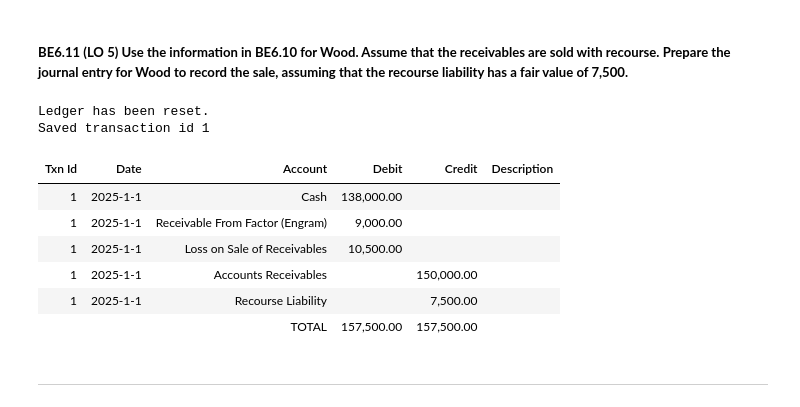
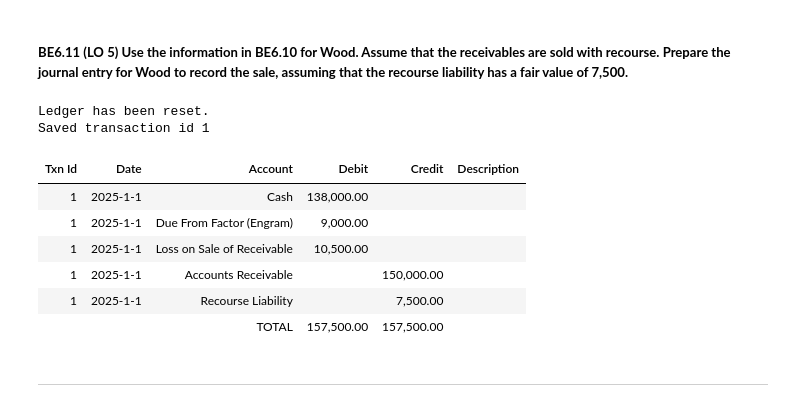
Before and after one commit to ekmartinez/Accounting, a Jupyter notebook: 02_Cash_And_Receivables/02_Cash_And_Receivables_Brief_Exercises.ipynb, the cells around one changed output. Drawn from its saved outputs; the diff is of its cells as text; code cells hidden in the pictures.

```diff
--- a/02_Cash_And_Receivables/02_Cash_And_Receivables_Brief_Exercises.ipynb
+++ b/02_Cash_And_Receivables/02_Cash_And_Receivables_Brief_Exercises.ipynb
@@ -537,31 +537,31 @@ Saved transaction id 1
 # %%
 wood = Ledger()
 wood.reset()
 
 recourse_liability = 7500
 loss_on_sale = f'{accounts_receivable} {cash} {retainer} + {recourse_liability} - -'
 loss_on_sale = RPNEngine(loss_on_sale).safe_evaluate().value
 
 wood.add_entry(
     [
         {"date": "2025-1-1", "account": "Cash", "debit": cash, "credit": 0},
-        {"date": "2025-1-1", "account": "Receivable From Factor (Engram)", "debit": retainer, "credit": 0},
-        {"date": "2025-1-1", "account": "Loss on Sale of Receivables", "debit": loss_on_sale, "credit": 0},
-        {"date": "2025-1-1", "account": "Accounts Receivables", "debit": 0, "credit": accounts_receivable},
+        {"date": "2025-1-1", "account": "Due From Factor (Engram)", "debit": retainer, "credit": 0},
+        {"date": "2025-1-1", "account": "Loss on Sale of Receivable", "debit": loss_on_sale, "credit": 0},
+        {"date": "2025-1-1", "account": "Accounts Receivable", "debit": 0, "credit": accounts_receivable},
         {"date": "2025-1-1", "account": "Recourse Liability", "debit": 0, "credit": recourse_liability},
     ],
     description="",
 )
 
 display(HTML(format_ledger_table(wood).to_html(index=False)))
 # %% [output]
 Ledger has been reset.
 Saved transaction id 1
 | Txn Id | Date | Account | Debit | Credit | Description |
 | 1 | 2025-1-1 | Cash | 138,000.00 |  |  |
-| 1 | 2025-1-1 | Receivable From Factor (Engram) | 9,000.00 |  |  |
-| 1 | 2025-1-1 | Loss on Sale of Receivables | 10,500.00 |  |  |
-| 1 | 2025-1-1 | Accounts Receivables |  | 150,000.00 |  |
+| 1 | 2025-1-1 | Due From Factor (Engram) | 9,000.00 |  |  |
+| 1 | 2025-1-1 | Loss on Sale of Receivable | 10,500.00 |  |  |
+| 1 | 2025-1-1 | Accounts Receivable |  | 150,000.00 |  |
 | 1 | 2025-1-1 | Recourse Liability |  | 7,500.00 |  |
 |  |  | TOTAL | 157,500.00 | 157,500.00 |  |
 # %% [markdown]
```
Also changed, not shown: parts of 2 cells of this notebook.
